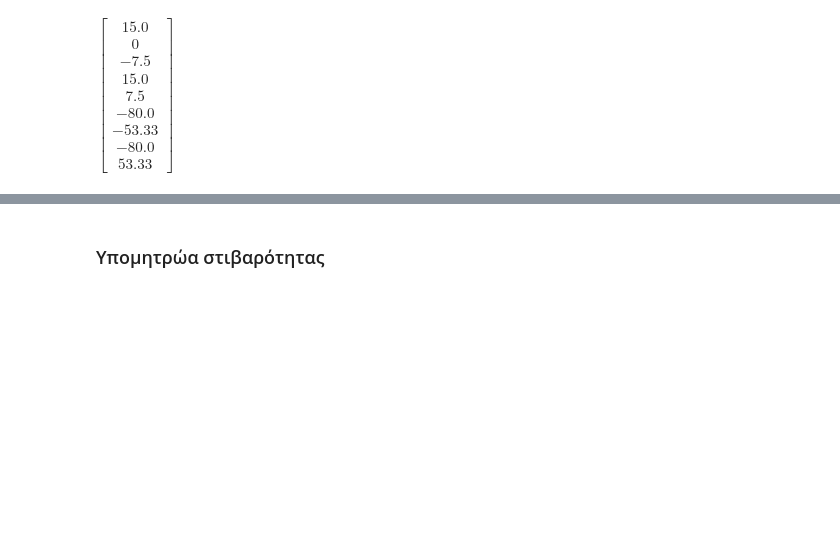
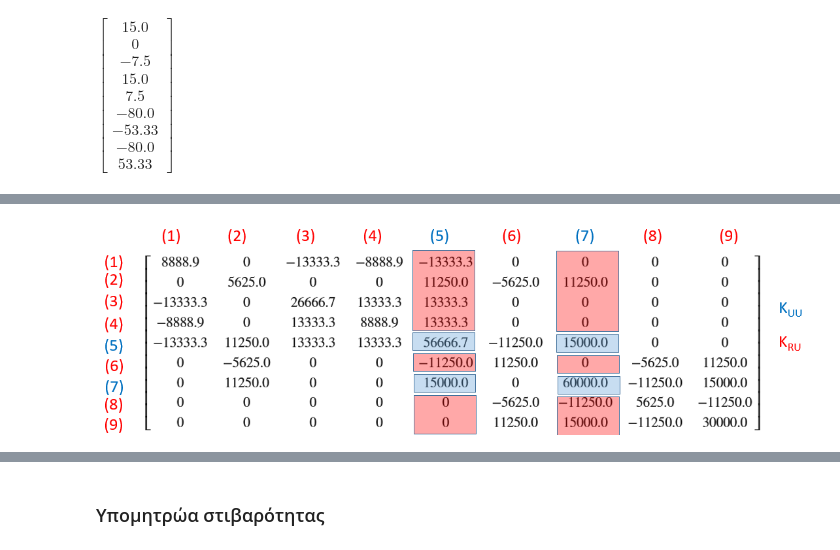
Before and after one commit to panagop/ihu_courses, a Jupyter notebook: jupyter/ihu/statiki_me_mitroa/example5/example5.ipynb, the cells around one changed output, grey strips where cells are left out. Drawn from its saved outputs; the diff is of its cells as text; code cells hidden in the pictures; blank space fills up the shorter version.

```diff
--- a/jupyter/ihu/statiki_me_mitroa/example5/example5.ipynb
+++ b/jupyter/ihu/statiki_me_mitroa/example5/example5.ipynb
@@ -204,2 +207,6 @@ $\displaystyle \left[\begin{matrix}15.0\\0\\-7.5\\15.0\\7.5\\-80.0\\-53.33\\-80.
+# %%
+Image('img\Kuu_vs_Kru.png', width=800)
+# %% [output]
+[figure, added]
 # %% [markdown]
 Ομοίως και για τα μητρώα εξωτερικής φόρτισης, παραμορφώσεων και αντιδράσεων
```
Also changed, not shown: parts of 11 cells of this notebook, 3 other files.
